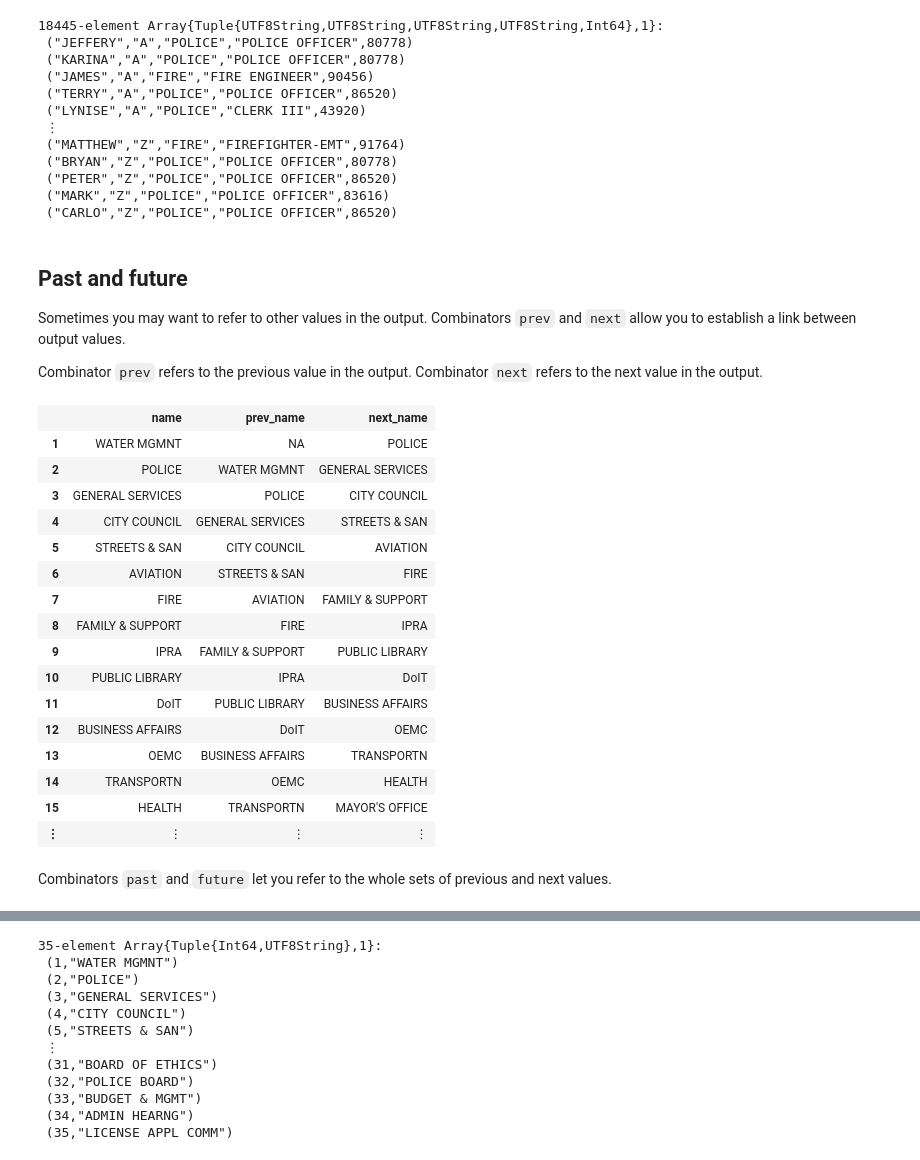
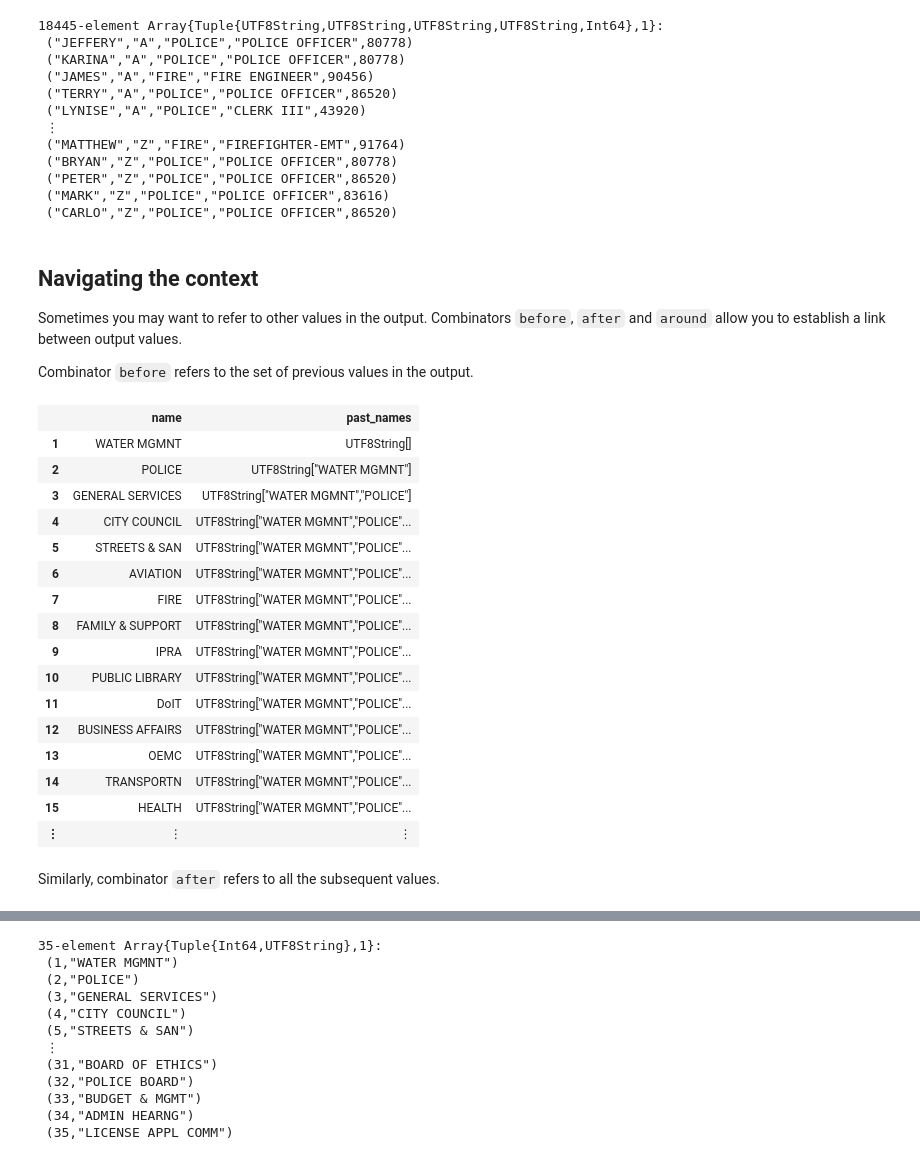
Before and after one commit to rbt-lang/rbt-proto, a Jupyter notebook: jl/demo/citydb-with-rabbit.ipynb, the cells around one changed output, grey strips where cells are left out. Cells and saved outputs as stored; diff of their text form; code cells hidden in the pictures.

Commit message:
past/future/fork => before/after/around

```diff
--- a/jl/demo/citydb-with-rabbit.ipynb
+++ b/jl/demo/citydb-with-rabbit.ipynb
@@ -1383,38 +1383,37 @@ Nullable(("TERRY",36,[("TERRY","A","TRANSPORTN","FOREMAN OF CONSTRUCTION LABORER
  ("MARK","Z","POLICE","POLICE OFFICER",83616)
  ("CARLO","Z","POLICE","POLICE OFFICER",86520)
 # %% [markdown]
-## Past and future
+## Navigating the context
 
-Sometimes you may want to refer to other values in the output.  Combinators `prev` and `next` allow you to establish a link between output values.
+Sometimes you may want to refer to other values in the output.  Combinators `before`, `after` and `around` allow you to establish a link between output values.
 
-Combinator `prev` refers to the previous value in the output.  Combinator `next` refers to the next value in the output.
+Combinator `before` refers to the set of previous values in the output.
 # %%
 @query(
     department
     :dataframe(
         name,
-        prev_name => prev.name,
-        next_name => next.name))
+        past_names => before.name))
 # %% [output]
-|  | name | prev_name | next_name |
-| 1 | WATER MGMNT | NA | POLICE |
-| 2 | POLICE | WATER MGMNT | GENERAL SERVICES |
-| 3 | GENERAL SERVICES | POLICE | CITY COUNCIL |
-| 4 | CITY COUNCIL | GENERAL SERVICES | STREETS & SAN |
-| 5 | STREETS & SAN | CITY COUNCIL | AVIATION |
-| 6 | AVIATION | STREETS & SAN | FIRE |
-| 7 | FIRE | AVIATION | FAMILY & SUPPORT |
-| 8 | FAMILY & SUPPORT | FIRE | IPRA |
-| 9 | IPRA | FAMILY & SUPPORT | PUBLIC LIBRARY |
-| 10 | PUBLIC LIBRARY | IPRA | DoIT |
-| 11 | DoIT | PUBLIC LIBRARY | BUSINESS AFFAIRS |
-| 12 | BUSINESS AFFAIRS | DoIT | OEMC |
-| 13 | OEMC | BUSINESS AFFAIRS | TRANSPORTN |
-| 14 | TRANSPORTN | OEMC | HEALTH |
-| 15 | HEALTH | TRANSPORTN | MAYOR'S OFFICE |
-| ⋮ | ⋮ | ⋮ | ⋮ |
+|  | name | past_names |
+| 1 | WATER MGMNT | UTF8String[] |
+| 2 | POLICE | UTF8String["WATER MGMNT"] |
+| 3 | GENERAL SERVICES | UTF8String["WATER MGMNT","POLICE"] |
+| 4 | CITY COUNCIL | UTF8String["WATER MGMNT","POLICE"... |
+| 5 | STREETS & SAN | UTF8String["WATER MGMNT","POLICE"... |
+| 6 | AVIATION | UTF8String["WATER MGMNT","POLICE"... |
+| 7 | FIRE | UTF8String["WATER MGMNT","POLICE"... |
+| 8 | FAMILY & SUPPORT | UTF8String["WATER MGMNT","POLICE"... |
+| 9 | IPRA | UTF8String["WATER MGMNT","POLICE"... |
+| 10 | PUBLIC LIBRARY | UTF8String["WATER MGMNT","POLICE"... |
+| 11 | DoIT | UTF8String["WATER MGMNT","POLICE"... |
+| 12 | BUSINESS AFFAIRS | UTF8String["WATER MGMNT","POLICE"... |
+| 13 | OEMC | UTF8String["WATER MGMNT","POLICE"... |
+| 14 | TRANSPORTN | UTF8String["WATER MGMNT","POLICE"... |
+| 15 | HEALTH | UTF8String["WATER MGMNT","POLICE"... |
+| ⋮ | ⋮ | ⋮ |
-# %% [markdown]
-Combinators `past` and `future` let you refer to the whole sets of previous and next values.
+# %% [markdown]
+Similarly, combinator `after` refers to all the subsequent values.
 # %%
 @query(
     department
```
Also changed, not shown: parts of 9 cells of this notebook, 3 other files.
